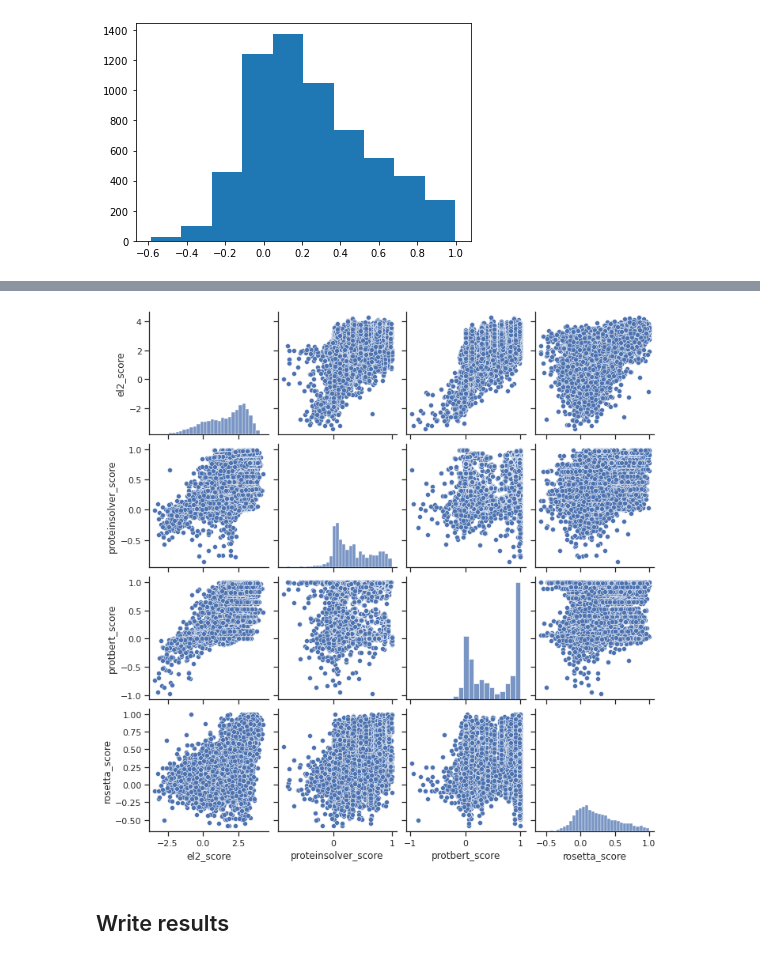
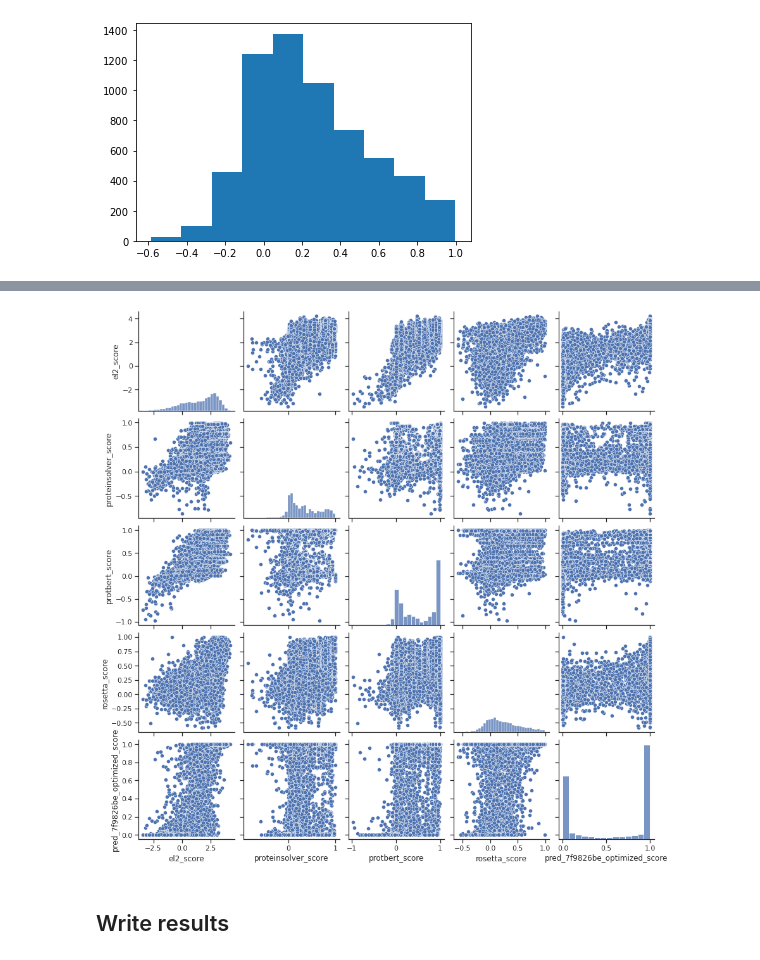
Before and after one commit to elaspic/cagi6-submission, a Jupyter notebook: notebooks/40_cagi6_hmbs_submission.ipynb, the cells around one changed output, grey strips where cells are left out. Cells and saved outputs as stored; diff of their text form; code cells hidden in the pictures.

```diff
--- a/notebooks/40_cagi6_hmbs_submission.ipynb
+++ b/notebooks/40_cagi6_hmbs_submission.ipynb
@@ -201,0 +232,4 @@ print(len(results_rosetta_df))
+# %%
+protbert_results_df = pq.read_table(
+    NOTEBOOK_DIR.parent.joinpath("35_cagi6_hmbs_alphafold", "protbert-results.parquet")
+).to_pandas(integer_object_nulls=False)
@@ -204,7 +350,18 @@ print(len(results_rosetta_df))
+# %%
+for column in ["pred_7f9826be_optimized"]:
+    prediction_df[f"{column}_score"] = prediction_df[column]
 # %%
-result_df = results_el2.merge(
-    results_rosetta_df, on=["mut"], how="left", validate="1:1"
+final_result_df = el2_results_df.merge(rosetta_results_df, on=["mut"], how="left", validate="1:1").merge(
+    prediction_df[
+        ["mut"]
+        + [
+            c
+            for c in prediction_df
+            if c.startswith("pred_") and (c.endswith("_score") or c.endswith("_ratio"))
+        ]
+    ]
 )
 
-assert len(result_df) == len(results_el2) == len(results_rosetta_df)
+
+assert len(final_result_df) == len(el2_results_df) == len(rosetta_results_df)
 # %%
@@ -218,8 +375,8 @@ print(len(result_df))
 6239
 # %%
-result_df["rosetta_score"] = np.tanh(np.clip(result_df["rosetta_dg_change"], -51, 51) / 15)
+final_result_df["rosetta_score"] = np.tanh(np.clip(final_result_df["rosetta_dg_change"], -51, 51) / 15)
 
-plt.hist(result_df["rosetta_score"])
+plt.hist(final_result_df["rosetta_score"])
 # %% [output]
 (array([  26.,   96.,  457., 1243., 1377., 1049.,  738.,  551.,  432.,
          270.]),
@@ -241,10 +405,18 @@ result_df[
 # %%
 sns.set(style="ticks", color_codes=True)
 g = sns.pairplot(
-    result_df[["el2_score", "proteinsolver_score", "protbert_score", "rosetta_score"]]
+    final_result_df[
+        [
+            "el2_score",
+            "proteinsolver_score",
+            "protbert_score",
+            "rosetta_score",
+            "pred_7f9826be_optimized_score",
+        ]
+    ]
 )
 # %% [output]
-[figure, old version]
+[figure, new version]
 # %% [markdown]
 ## Write results
 # %%
```
Also changed, not shown: parts of 26 cells of this notebook, 11 other files.
